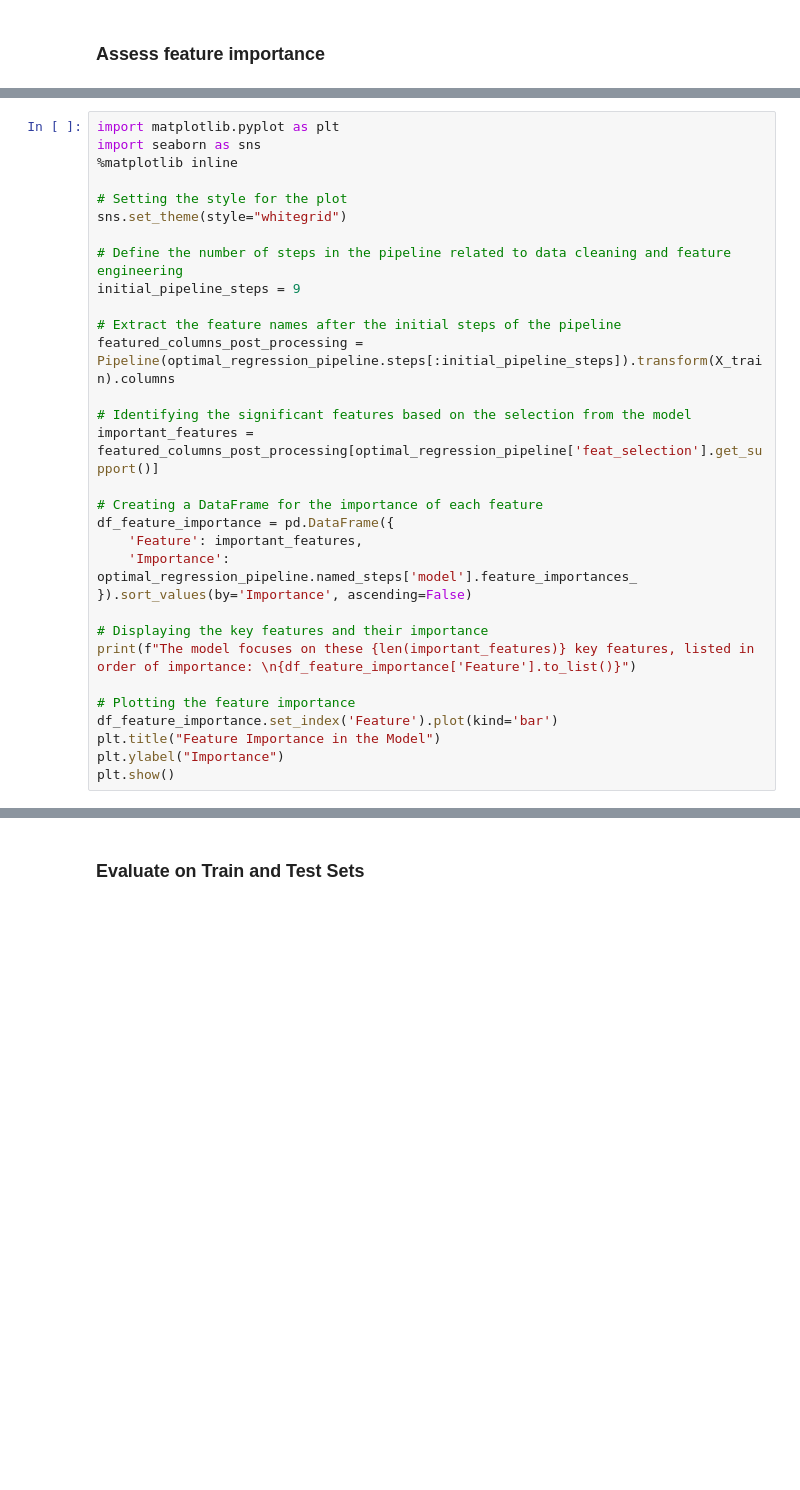
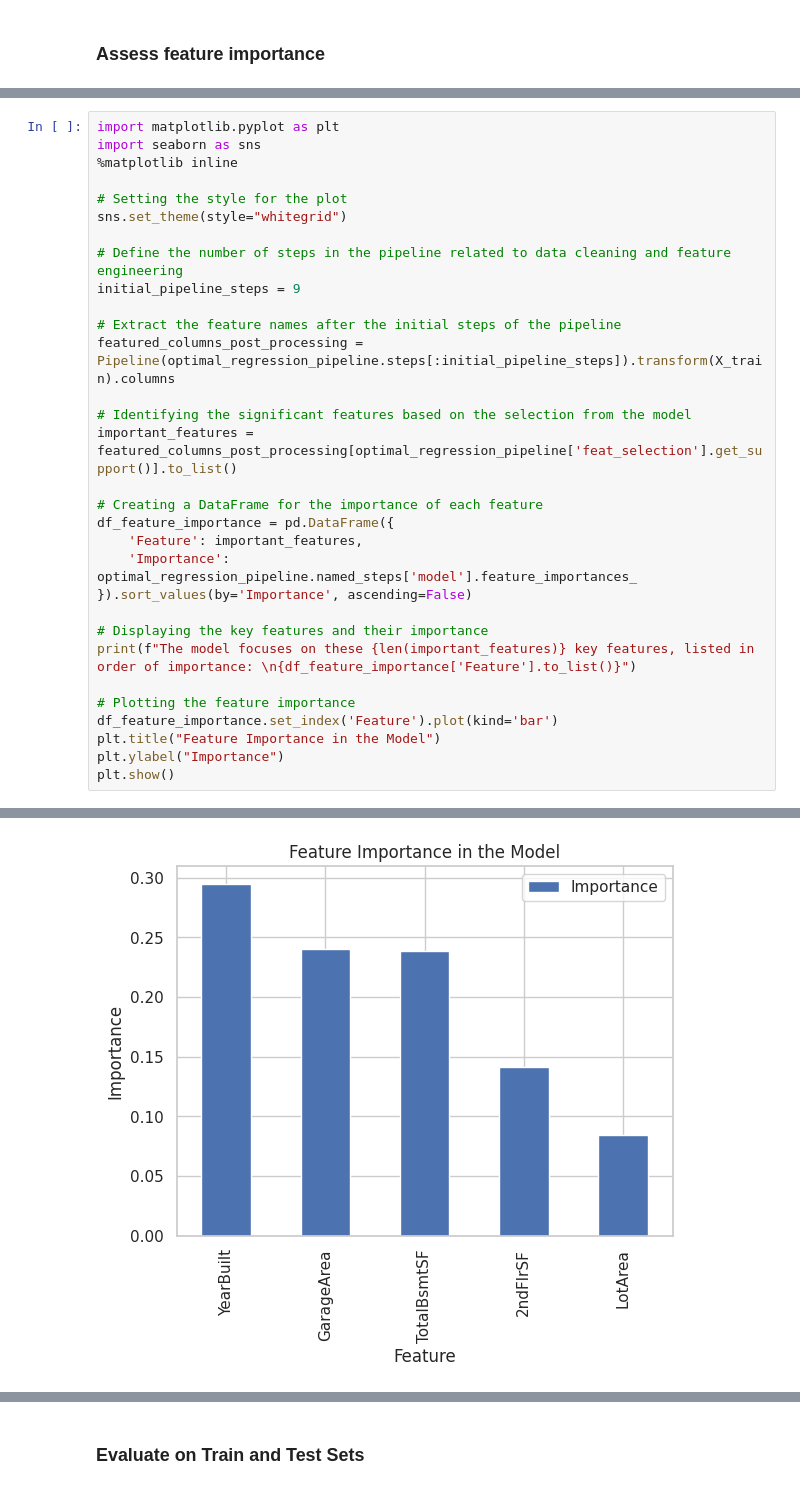
Before and after one commit to Ismino/housepricepred2, a Jupyter notebook: jupyter_notebooks/Modelling and Evaluation - Predict House Price.ipynb5.ipynb, the cells around one changed output, grey strips where cells are left out. Saved outputs shown, nothing was run; the diff lists cells and outputs as text; blank space fills up the shorter version.

```diff
--- a/jupyter_notebooks/Modelling and Evaluation - Predict House Price.ipynb5.ipynb
+++ b/jupyter_notebooks/Modelling and Evaluation - Predict House Price.ipynb5.ipynb
@@ -343,7 +411,7 @@ initial_pipeline_steps = 9
 featured_columns_post_processing = Pipeline(optimal_regression_pipeline.steps[:initial_pipeline_steps]).transform(X_train).columns
 
 # Identifying the significant features based on the selection from the model
-important_features = featured_columns_post_processing[optimal_regression_pipeline['feat_selection'].get_support()]
+important_features = featured_columns_post_processing[optimal_regression_pipeline['feat_selection'].get_support()].to_list()
 
 # Creating a DataFrame for the importance of each feature
 df_feature_importance = pd.DataFrame({
@@ -359,3 +427,4 @@ df_feature_importance.set_index('Feature').plot(kind='bar')
 plt.title("Feature Importance in the Model")
 plt.ylabel("Importance")
 plt.show()
+# %% [output]
@@ -361,0 +433 @@ plt.show()
+[figure, added]
```
Also changed, not shown: parts of 17 cells of this notebook.
